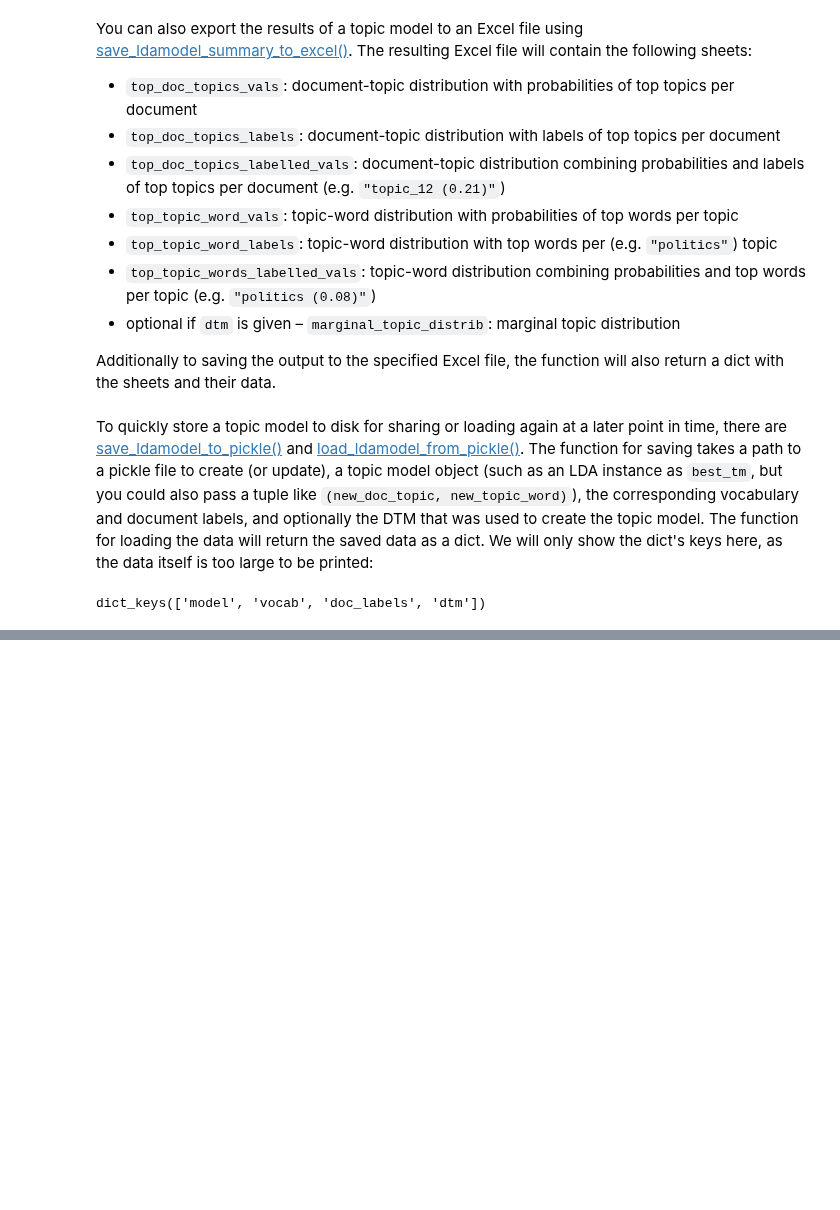
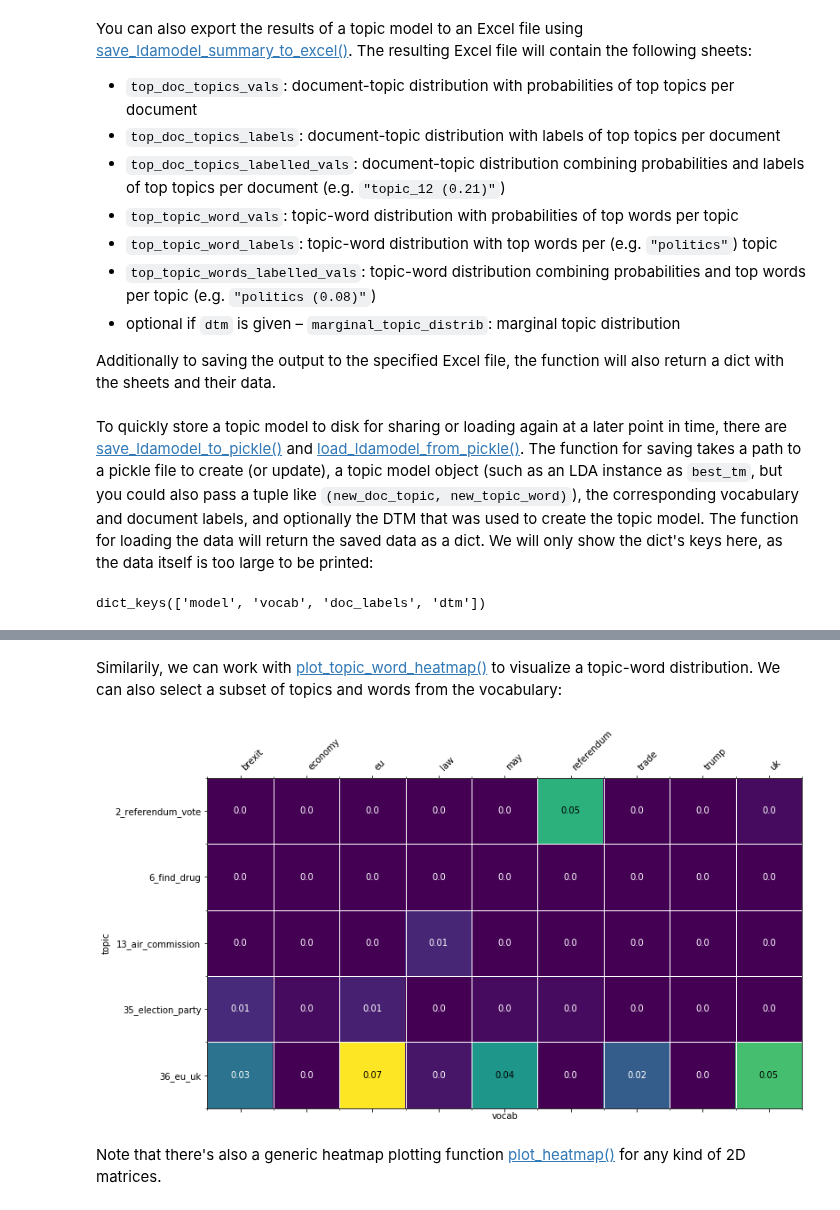
Before and after one commit to WZBSocialScienceCenter/tmtoolkit, a Jupyter notebook: doc/source/topic_modeling.ipynb, the cells around one changed output, grey strips where cells are left out. Drawn from its saved outputs; the diff is of its cells as text; code cells hidden in the pictures; blank space fills up the shorter version.

```diff
--- a/doc/source/topic_modeling.ipynb
+++ b/doc/source/topic_modeling.ipynb
@@ -817,0 +869,18 @@ dict_keys(['model', 'vocab', 'doc_labels', 'dtm'])
+# %% [markdown]
+Similarily, we can work with [plot_topic_word_heatmap()](api.rst#tmtoolkit.topicmod.visualize.plot_topic_word_heatmap) to visualize a topic-word distribution. We can also select a subset of topics and words from the vocabulary:
+# %%
+from tmtoolkit.topicmod.visualize import plot_topic_word_heatmap
+
+fig, ax = plt.subplots(figsize=(12, 8))
+
+which_words = ['may', 'trump', 'referendum', 'brexit',
+               'eu', 'uk', 'britain', 'economy', 'trade', 'law']
+
+plot_topic_word_heatmap(fig, ax, new_topic_word, vocab_bg,
+                        topic_labels=new_topic_labels,
+                        which_topics=which_topics,
+                        which_words=which_words);
+# %% [output]
+[figure, added]
+# %% [markdown]
+Note that there's also a generic heatmap plotting function [plot_heatmap()](api.rst#plot-heatmaps-for-topic-models) for any kind of 2D matrices.
```
Also changed, not shown: parts of 31 cells of this notebook, 8 other files.
